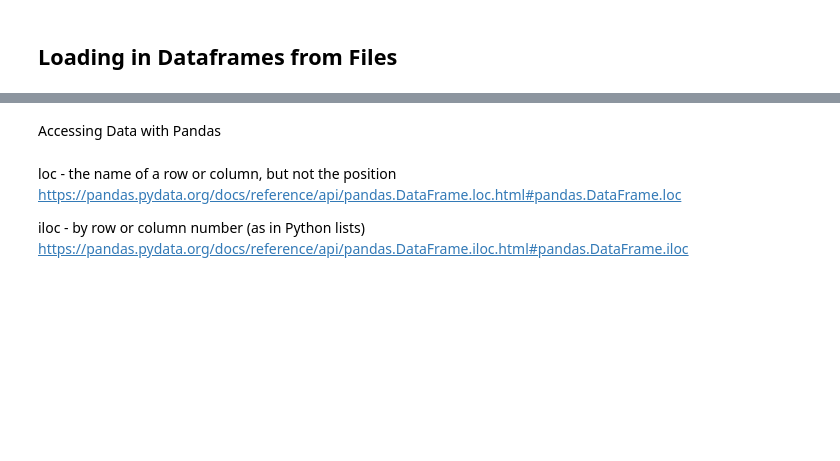
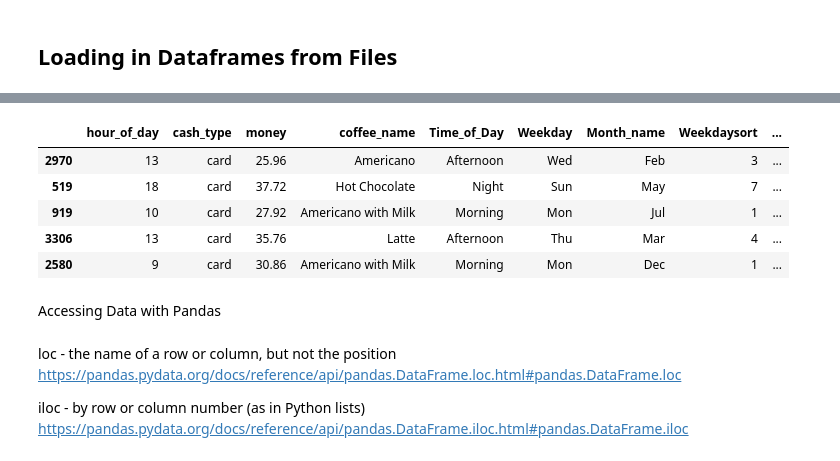
Before and after one commit to TsivataKateryna/learning-visualisation-of_data-with-python, a Jupyter notebook: pandas-python/pandas-jy.ipynb, the cells around one changed output, grey strips where cells are left out. Drawn from its saved outputs; the diff is of its cells as text; code cells hidden in the pictures; blank space fills up the shorter version.

Commit message:
add some data to pandas

```diff
--- a/pandas-python/pandas-jy.ipynb
+++ b/pandas-python/pandas-jy.ipynb
@@ -139,3 +72,17 @@ coffee.sample(10, random_state=1)
+# %%
+# summary
+coffe = pd.read_csv('./my_data/Coffe_sales.csv')
+# coffe.head()
+# coffe.sample(10, random_state=1)
+# coffe.sample(10, random_state=2)
+coffe.sample(10).head()
+# %% [output]
+|  | hour_of_day | cash_type | money | coffee_name | Time_of_Day | Weekday | Month_name | Weekdaysort | ... |
+| 2970 | 13 | card | 25.96 | Americano | Afternoon | Wed | Feb | 3 | ... |
+| 519 | 18 | card | 37.72 | Hot Chocolate | Night | Sun | May | 7 | ... |
+| 919 | 10 | card | 27.92 | Americano with Milk | Morning | Mon | Jul | 1 | ... |
+| 3306 | 13 | card | 35.76 | Latte | Afternoon | Thu | Mar | 4 | ... |
+| 2580 | 9 | card | 30.86 | Americano with Milk | Morning | Mon | Dec | 1 | ... |
 # %%
 olympics_data = pd.read_excel('./data/olympics-data.xlsx', sheet_name="results")
 #need to install 'pip install openpyxl'
```
Also changed, not shown: parts of 9 cells of this notebook, 3 other files.
